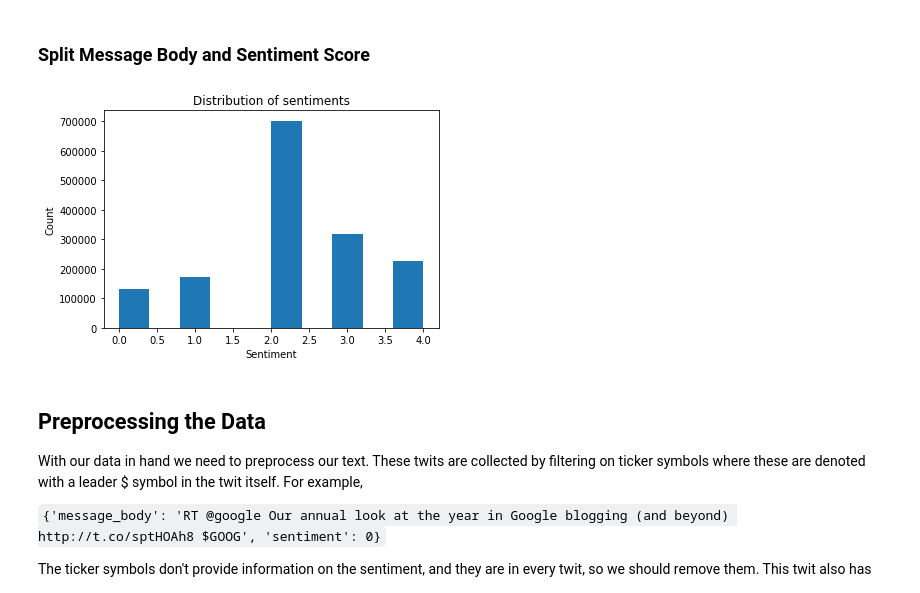
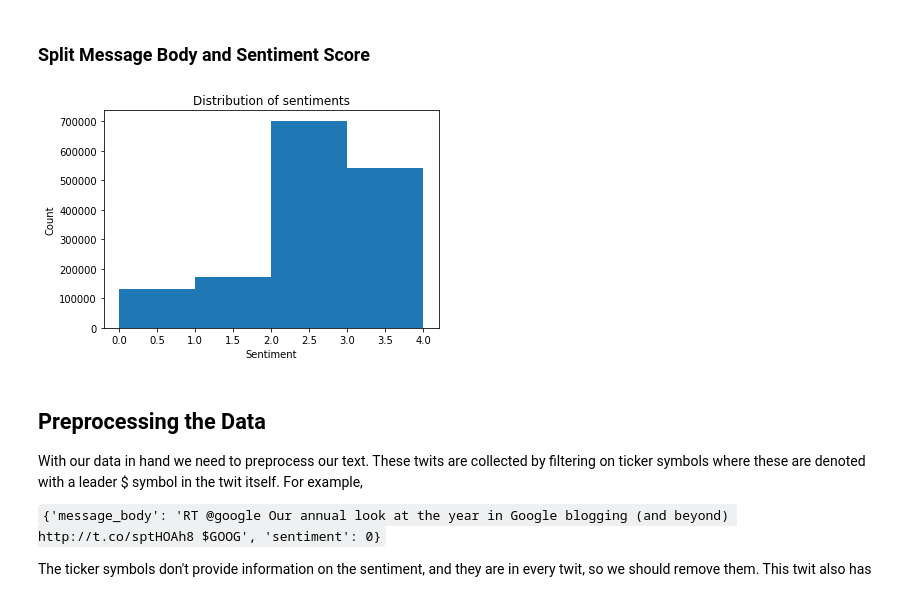
Before and after one commit to cerionXLII/SentimentAnalysisUsingNeuralNetworks, a Jupyter notebook: src/project_6_starter.ipynb, the cells around one changed output. Cells and saved outputs as stored; diff of their text form; code cells hidden in the pictures.

```diff
--- a/src/project_6_starter.ipynb
+++ b/src/project_6_starter.ipynb
@@ -87,12 +94,12 @@ messages = [twit['message_body'] for twit in twits['data']]
 # Since the sentiment scores are discrete, we'll scale the sentiments to 0 to 4 for use in our network
 sentiments = [twit['sentiment'] + 2 for twit in twits['data']]
 # %%
-plt.hist(sentiments)
+plt.hist(sentiments, align='mid', bins=range(5))
 plt.xlabel('Sentiment')
 plt.ylabel('Count')
 plt.title('Distribution of sentiments');
 # %% [output]
-[figure, old version]
+[figure, new version]
 # %% [markdown]
 ## Preprocessing the Data
 With our data in hand we need to preprocess our text. These twits are collected by filtering on ticker symbols where these are denoted with a leader $ symbol in the twit itself. For example,
```
Also changed, not shown: parts of 9 cells of this notebook.
